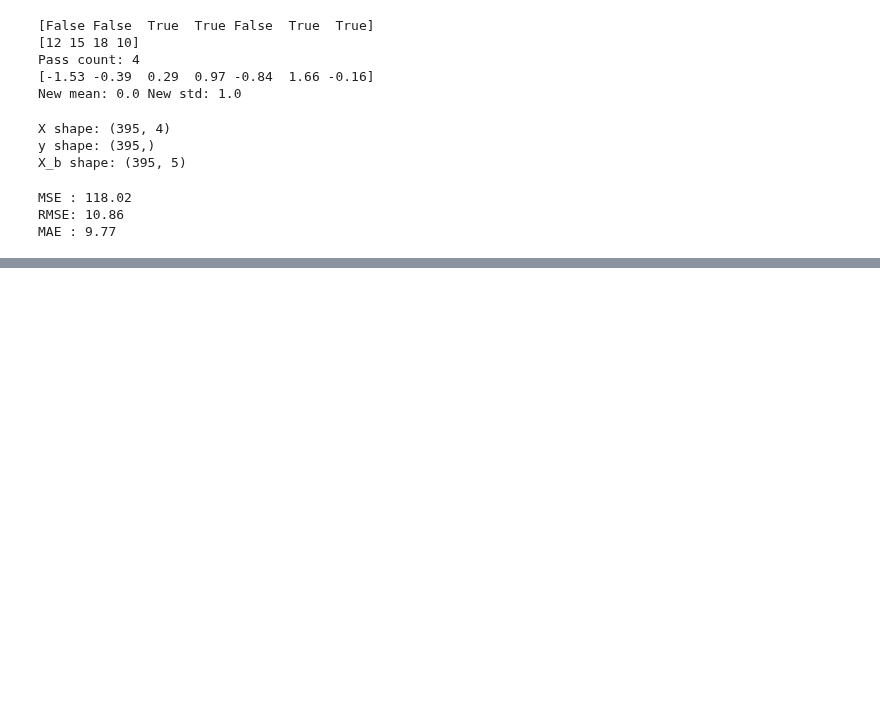
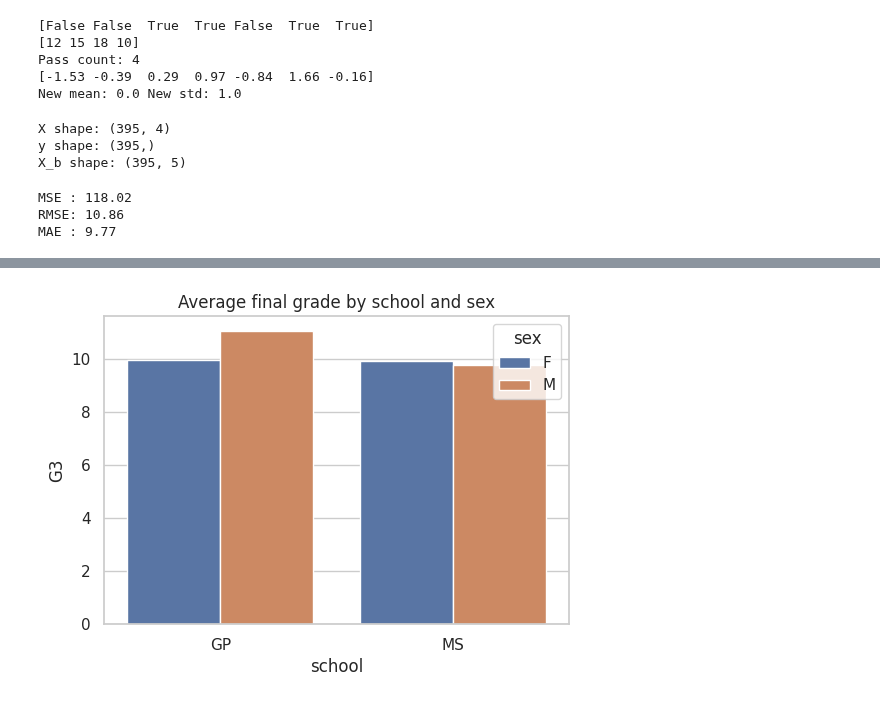
Before and after one commit to buntyedutainer/student-performance-ai, a Jupyter notebook: project.ipynb, the cells around one changed output, grey strips where cells are left out. Drawn from its saved outputs; the diff is of its cells as text; code cells hidden in the pictures; blank space fills up the shorter version.

```diff
--- a/project.ipynb
+++ b/project.ipynb
@@ -380,0 +427,8 @@ MAE : 9.77
+# %%
+# Cell 5: average grade by two categories at once
+plt.figure(figsize=(6, 4))
+sns.barplot(x="school", y="G3", hue="sex", data=df, errorbar=None)
+plt.title("Average final grade by school and sex")
+plt.show()
+# %% [output]
+[figure, added]
```
Also changed, not shown: parts of 16 cells of this notebook.
